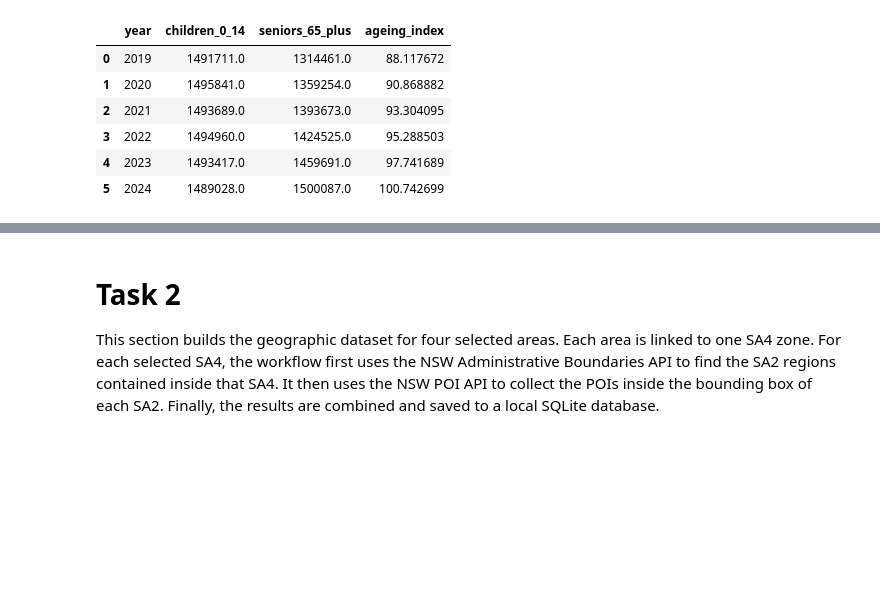
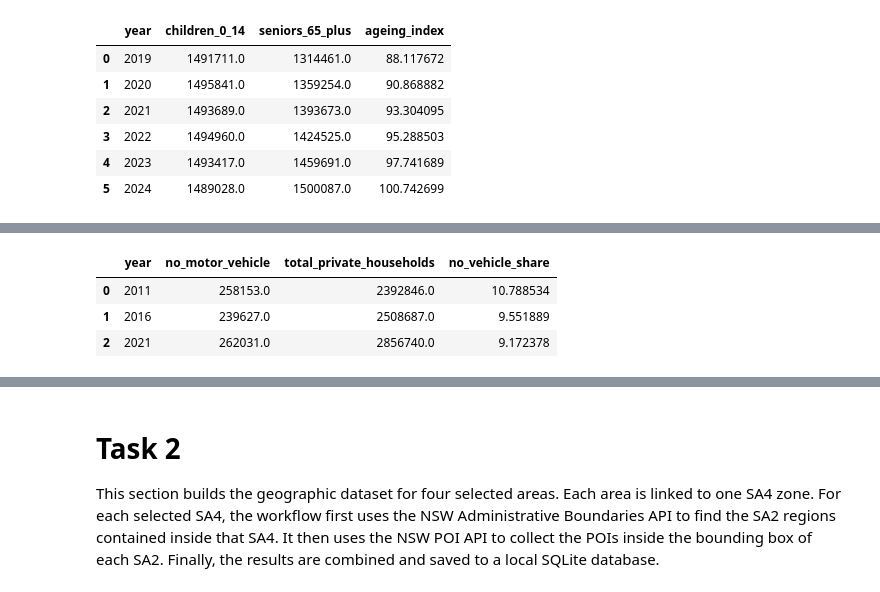
Before and after one commit to felix971/DATA2001_G56, a Jupyter notebook: data2001-版本2.ipynb, the cells around one changed output, grey strips where cells are left out. Cells and saved outputs as stored; diff of their text form; code cells hidden in the pictures; blank space fills up the shorter version.

```diff
--- a/data2001-版本2.ipynb
+++ b/data2001-版本2.ipynb
@@ -995,0 +955,16 @@ print(f"5. Population density (persons/km²): {density_year1} {density_1:.1f}
+# %%
+no_vehicle_share_df = vehicle_wide[[
+    "year", "no_motor_vehicle", "total_private_households"
+]].copy()
+no_vehicle_share_df["no_vehicle_share"] = (
+    no_vehicle_share_df["no_motor_vehicle"]
+    / no_vehicle_share_df["total_private_households"]
+    * 100
+)
+
+display(no_vehicle_share_df)
+# %% [output]
+|  | year | no_motor_vehicle | total_private_households | no_vehicle_share |
+| 0 | 2011 | 258153.0 | 2392846.0 | 10.788534 |
+| 1 | 2016 | 239627.0 | 2508687.0 | 9.551889 |
+| 2 | 2021 | 262031.0 | 2856740.0 | 9.172378 |
```
Also changed, not shown: parts of 31 cells of this notebook.
